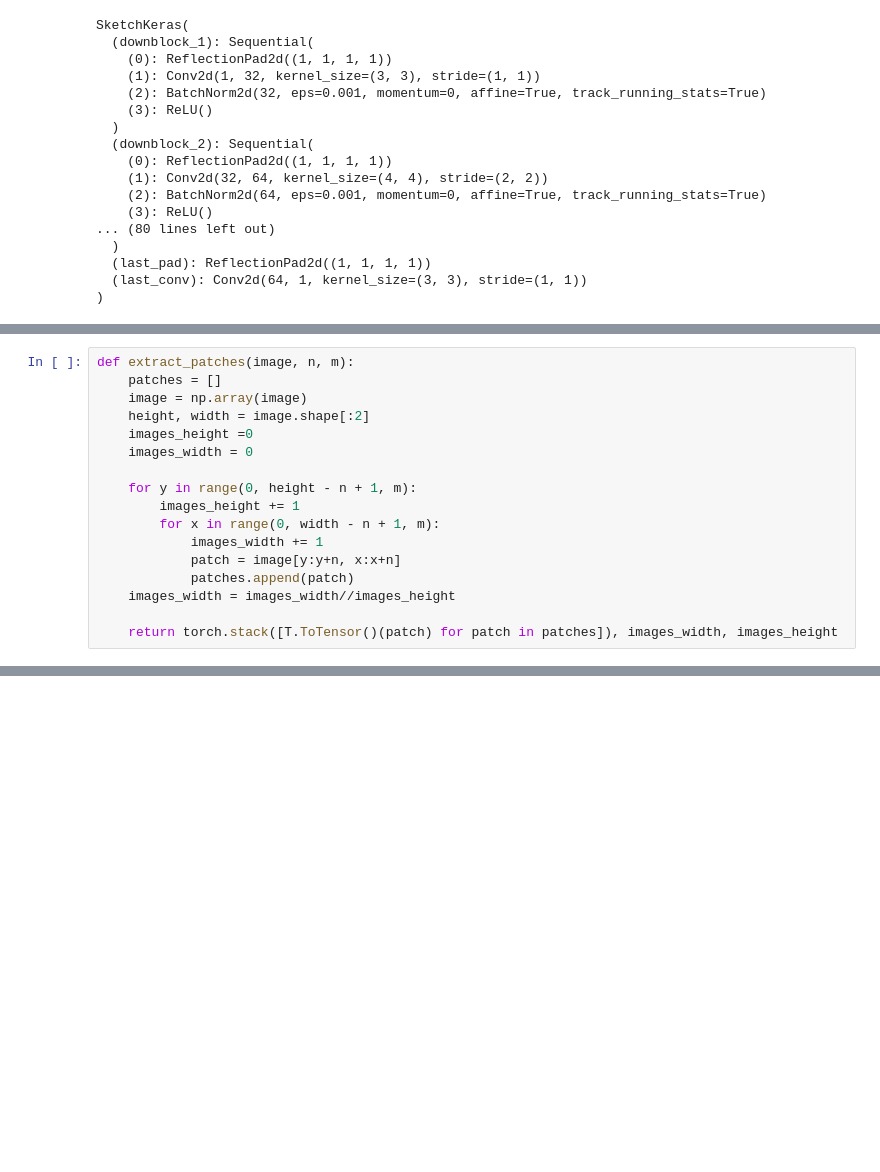
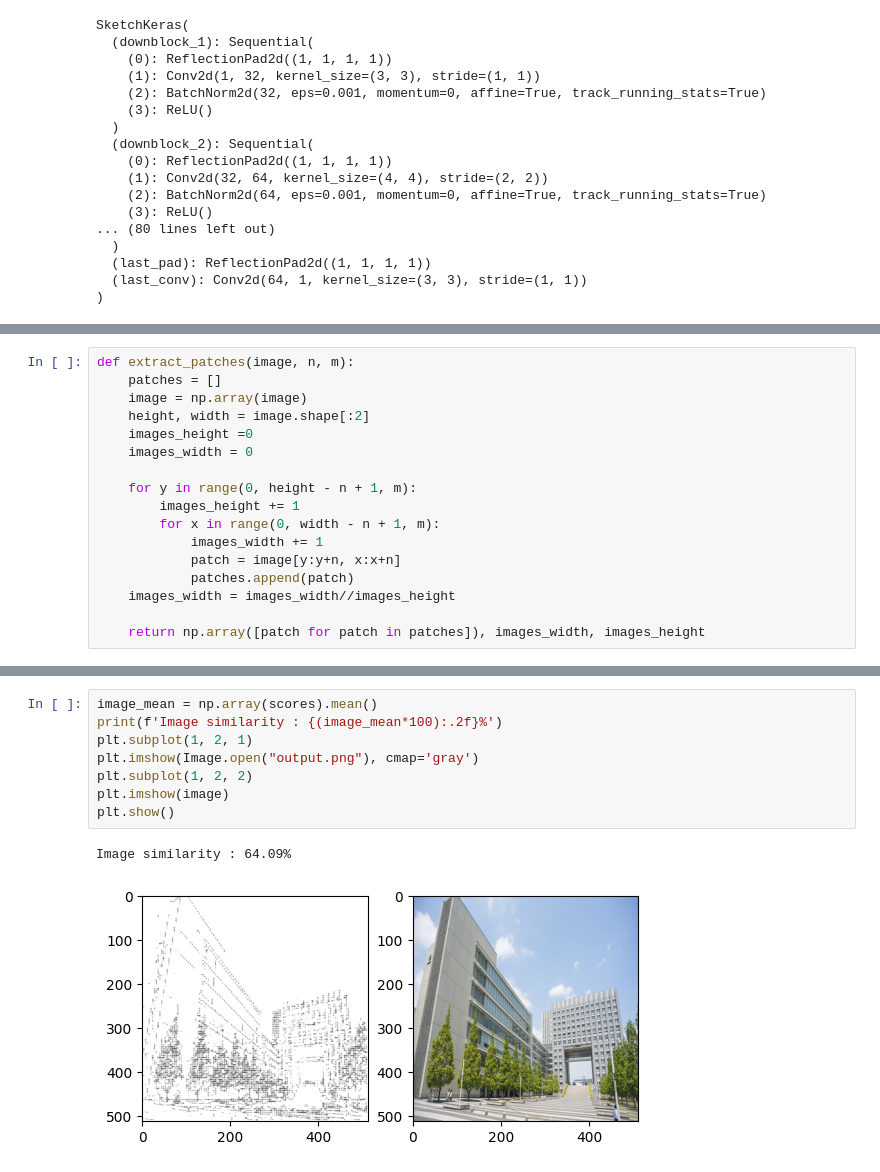
Before and after one commit to Pasapeb-cell/Ascii-Evaluation, a Jupyter notebook: test_lines.ipynb, the cells around one changed output, grey strips where cells are left out. Saved outputs shown, nothing was run; the diff lists cells and outputs as text; blank space fills up the shorter version.

```diff
--- a/test_lines.ipynb
+++ b/test_lines.ipynb
@@ -92,4 +75,4 @@ def extract_patches(image, n, m):
             patches.append(patch)
     images_width = images_width//images_height
 
-    return torch.stack([T.ToTensor()(patch) for patch in patches]), images_width, images_height
+    return np.array([patch for patch in patches]), images_width, images_height
@@ -95,0 +162,11 @@ def extract_patches(image, n, m):
+# %%
+image_mean = np.array(scores).mean()
+print(f'Image similarity : {(image_mean*100):.2f}%')
+plt.subplot(1, 2, 1)
+plt.imshow(Image.open("output.png"), cmap='gray')
+plt.subplot(1, 2, 2)
+plt.imshow(image)
+plt.show()
+# %% [output]
+Image similarity : 64.09%
+[figure, added]
```
Also changed, not shown: parts of 10 cells of this notebook, 16 other files.
